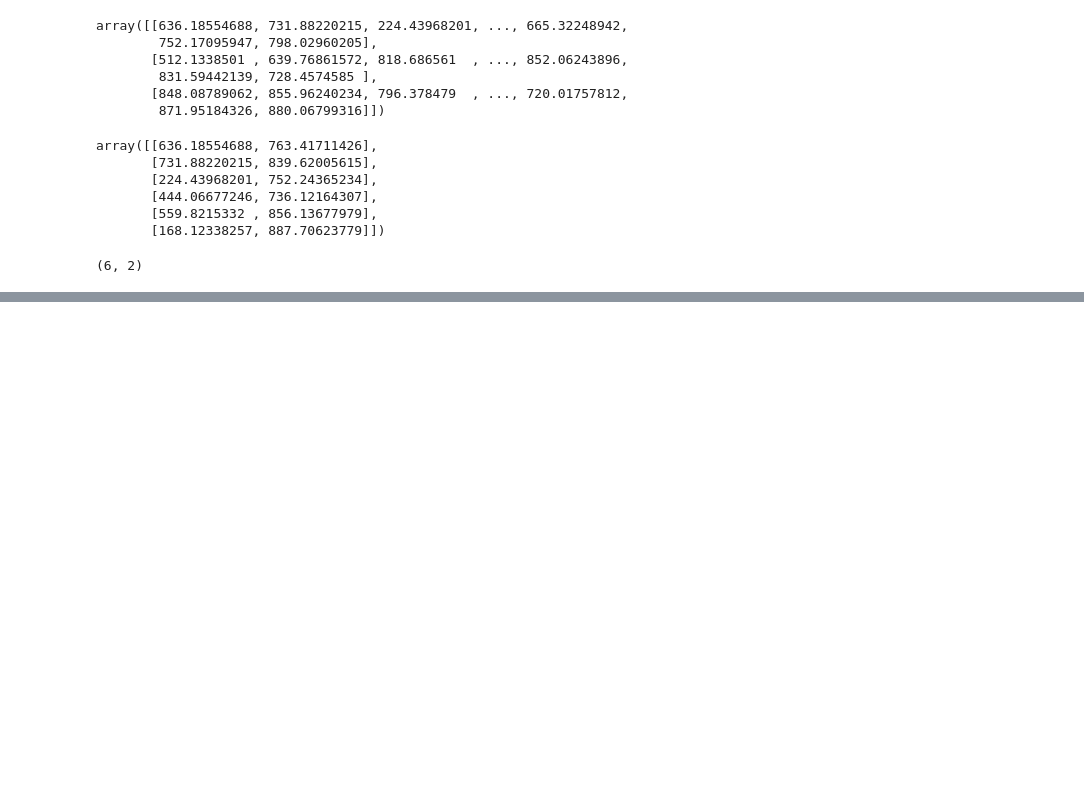
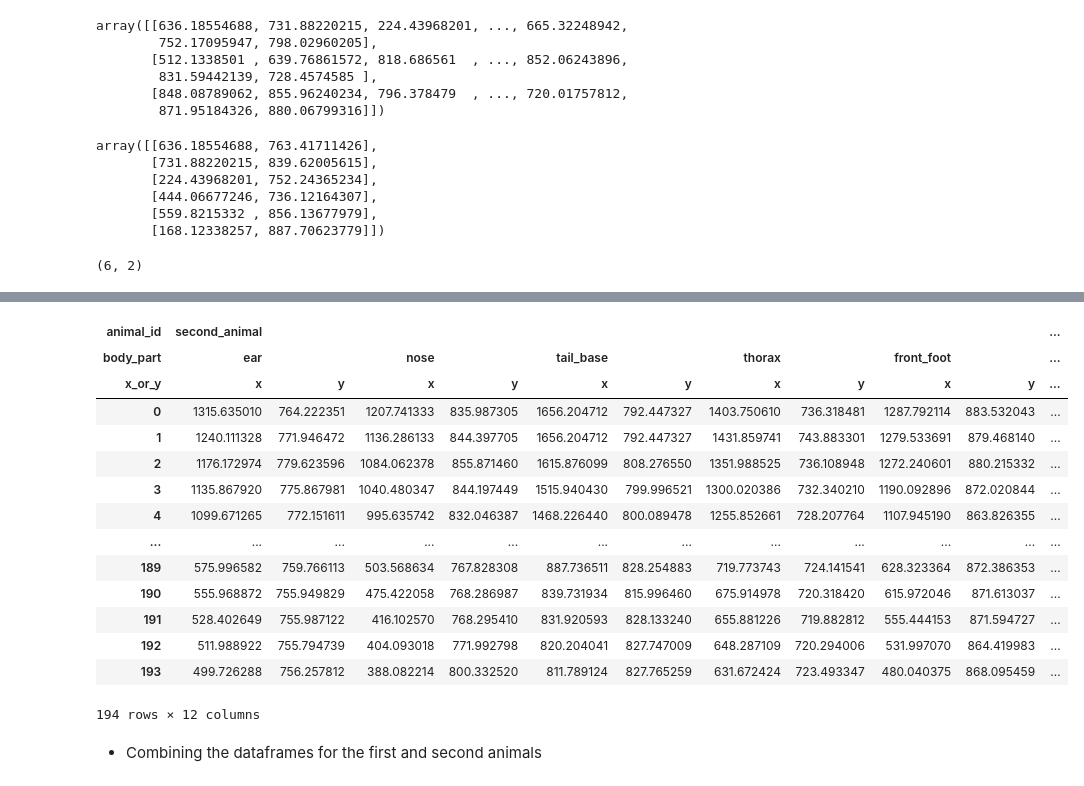
Before and after one commit to padillacoreanolab/dominance_strain_comparison, a Jupyter notebook: results/2023_03_09_tube_test_sleap_analysis/h5_to_csv.ipynb, the cells around one changed output, grey strips where cells are left out. Cells and saved outputs as stored; diff of their text form; code cells hidden in the pictures; blank space fills up the shorter version.

```diff
--- a/results/2023_03_09_tube_test_sleap_analysis/h5_to_csv.ipynb
+++ b/results/2023_03_09_tube_test_sleap_analysis/h5_to_csv.ipynb
@@ -444,0 +456,20 @@ pd.DataFrame(animal_1_array, columns=header)
+# %%
+second_animal_df
+# %% [output]
+| animal_id | second_animal |  |  |  |  |  |  |  |  |  | ... |
+| body_part | ear |  | nose |  | tail_base |  | thorax |  | front_foot |  | ... |
+| x_or_y | x | y | x | y | x | y | x | y | x | y | ... |
+| 0 | 1315.635010 | 764.222351 | 1207.741333 | 835.987305 | 1656.204712 | 792.447327 | 1403.750610 | 736.318481 | 1287.792114 | 883.532043 | ... |
+| 1 | 1240.111328 | 771.946472 | 1136.286133 | 844.397705 | 1656.204712 | 792.447327 | 1431.859741 | 743.883301 | 1279.533691 | 879.468140 | ... |
+| 2 | 1176.172974 | 779.623596 | 1084.062378 | 855.871460 | 1615.876099 | 808.276550 | 1351.988525 | 736.108948 | 1272.240601 | 880.215332 | ... |
+| 3 | 1135.867920 | 775.867981 | 1040.480347 | 844.197449 | 1515.940430 | 799.996521 | 1300.020386 | 732.340210 | 1190.092896 | 872.020844 | ... |
+| 4 | 1099.671265 | 772.151611 | 995.635742 | 832.046387 | 1468.226440 | 800.089478 | 1255.852661 | 728.207764 | 1107.945190 | 863.826355 | ... |
+| ... | ... | ... | ... | ... | ... | ... | ... | ... | ... | ... | ... |
+| 189 | 575.996582 | 759.766113 | 503.568634 | 767.828308 | 887.736511 | 828.254883 | 719.773743 | 724.141541 | 628.323364 | 872.386353 | ... |
+| 190 | 555.968872 | 755.949829 | 475.422058 | 768.286987 | 839.731934 | 815.996460 | 675.914978 | 720.318420 | 615.972046 | 871.613037 | ... |
+| 191 | 528.402649 | 755.987122 | 416.102570 | 768.295410 | 831.920593 | 828.133240 | 655.881226 | 719.882812 | 555.444153 | 871.594727 | ... |
+| 192 | 511.988922 | 755.794739 | 404.093018 | 771.992798 | 820.204041 | 827.747009 | 648.287109 | 720.294006 | 531.997070 | 864.419983 | ... |
+| 193 | 499.726288 | 756.257812 | 388.082214 | 800.332520 | 811.789124 | 827.765259 | 631.672424 | 723.493347 | 480.040375 | 868.095459 | ... |
+194 rows × 12 columns
+# %% [markdown]
+- Combining the dataframes for the first and second animals
```
Also changed, not shown: parts of 47 cells of this notebook.
